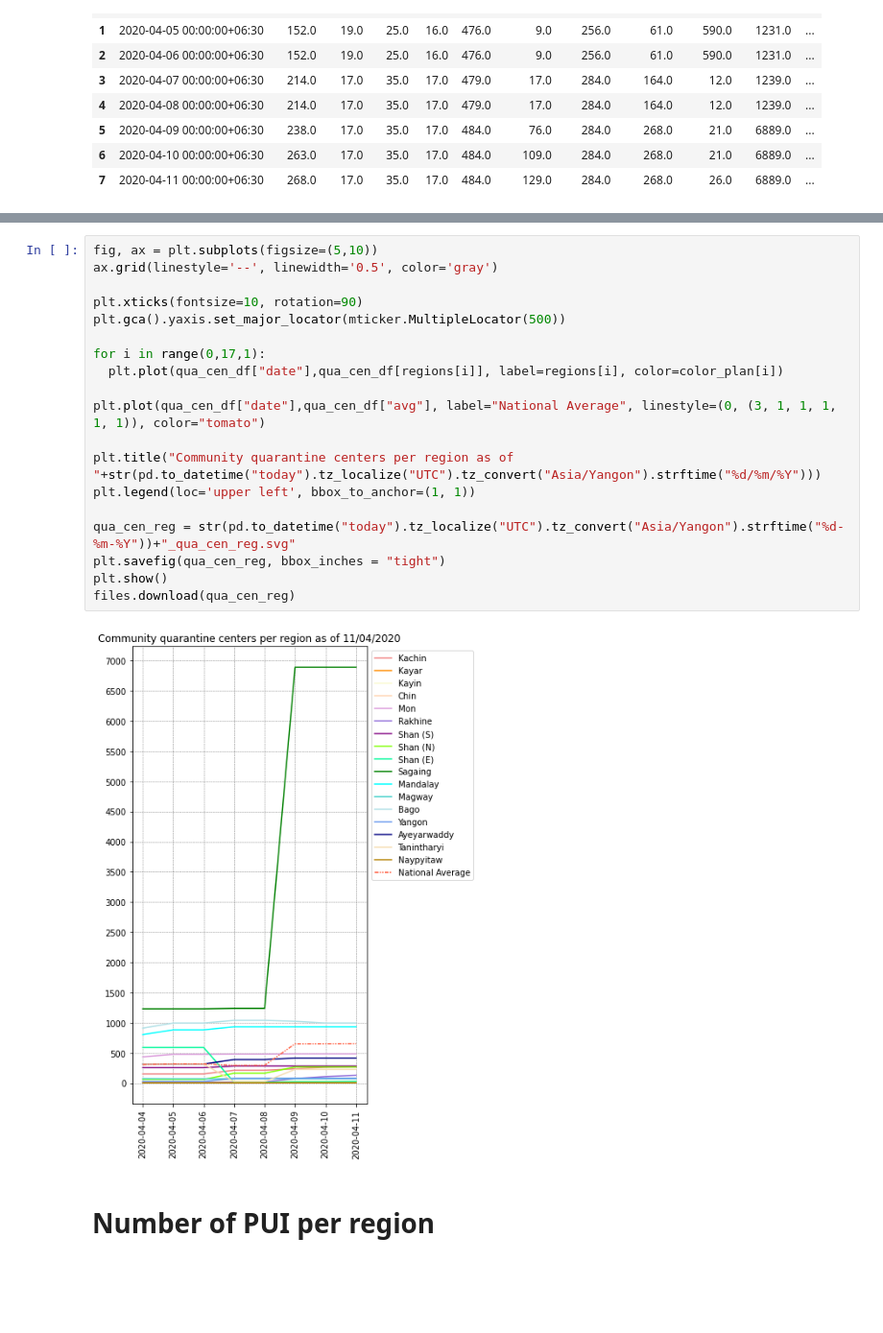
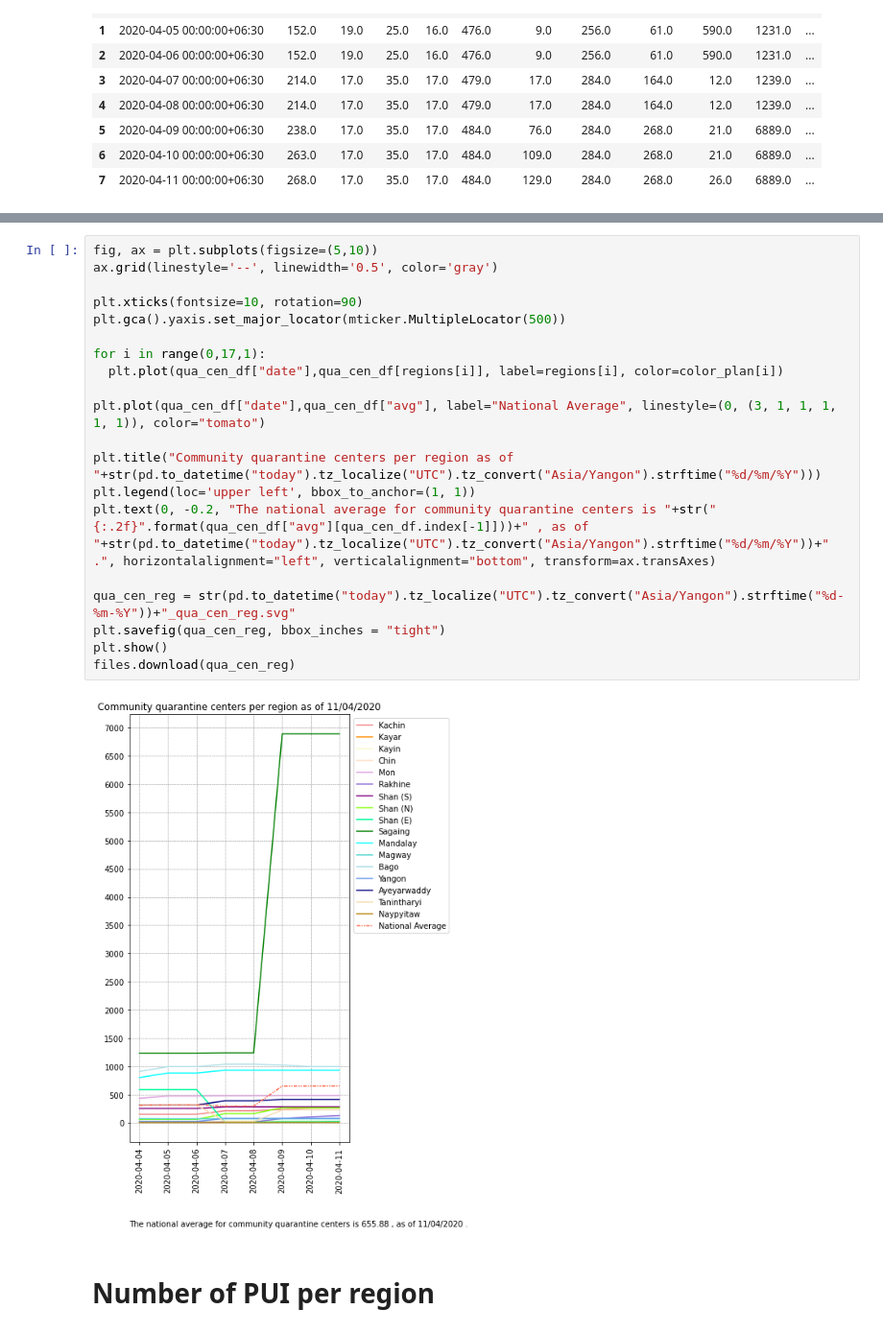
Before and after one commit to finerbrighterlighter/myanmar_covid19, a Jupyter notebook: situ_repo.ipynb, the cells around one changed output, grey strips where cells are left out. Shown at 96% size. Drawn from its saved outputs; the diff is of its cells as text; blank space fills up the shorter version.

```diff
--- a/situ_repo.ipynb
+++ b/situ_repo.ipynb
@@ -250,24 +253,25 @@ files.download(qua_cen_dis)
 # %%
 fig, ax = plt.subplots(figsize=(5,10))
 ax.grid(linestyle='--', linewidth='0.5', color='gray')
 
 plt.xticks(fontsize=10, rotation=90)
 plt.gca().yaxis.set_major_locator(mticker.MultipleLocator(500))
 
 for i in range(0,17,1):
   plt.plot(qua_cen_df["date"],qua_cen_df[regions[i]], label=regions[i], color=color_plan[i])
 
 plt.plot(qua_cen_df["date"],qua_cen_df["avg"], label="National Average", linestyle=(0, (3, 1, 1, 1, 1, 1)), color="tomato")
 
 plt.title("Community quarantine centers per region as of "+str(pd.to_datetime("today").tz_localize("UTC").tz_convert("Asia/Yangon").strftime("%d/%m/%Y")))
 plt.legend(loc='upper left', bbox_to_anchor=(1, 1))
+plt.text(0, -0.2, "The national average for community quarantine centers is "+str("{:.2f}".format(qua_cen_df["avg"][qua_cen_df.index[-1]]))+" , as of "+str(pd.to_datetime("today").tz_localize("UTC").tz_convert("Asia/Yangon").strftime("%d/%m/%Y"))+" .", horizontalalignment="left", verticalalignment="bottom", transform=ax.transAxes)
 
 qua_cen_reg = str(pd.to_datetime("today").tz_localize("UTC").tz_convert("Asia/Yangon").strftime("%d-%m-%Y"))+"_qua_cen_reg.svg"
 plt.savefig(qua_cen_reg, bbox_inches = "tight")
 plt.show()
 files.download(qua_cen_reg)
 # %% [output]
-[figure, old version]
+[figure, new version]
 # %% [markdown]
 # Number of PUI per region
 # %%
```
Also changed, not shown: parts of 5 cells of this notebook.
